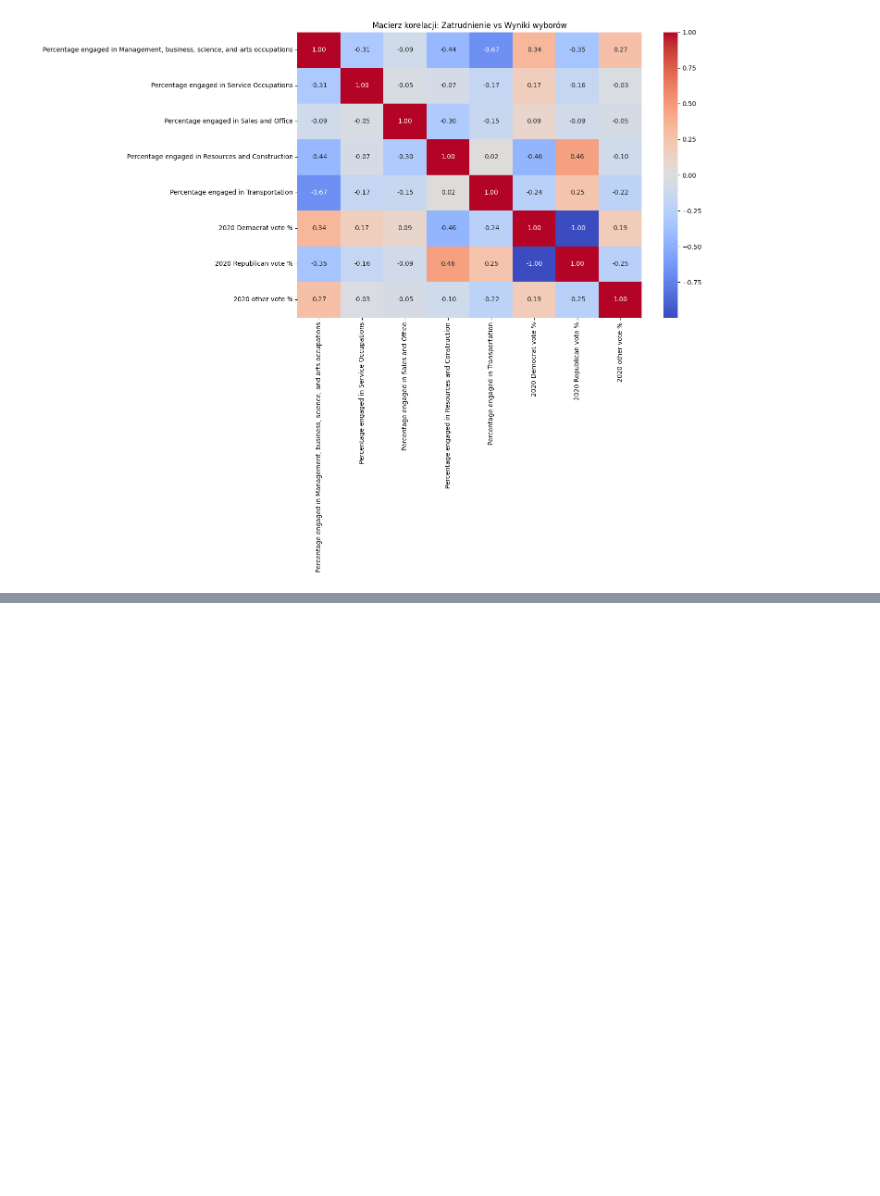
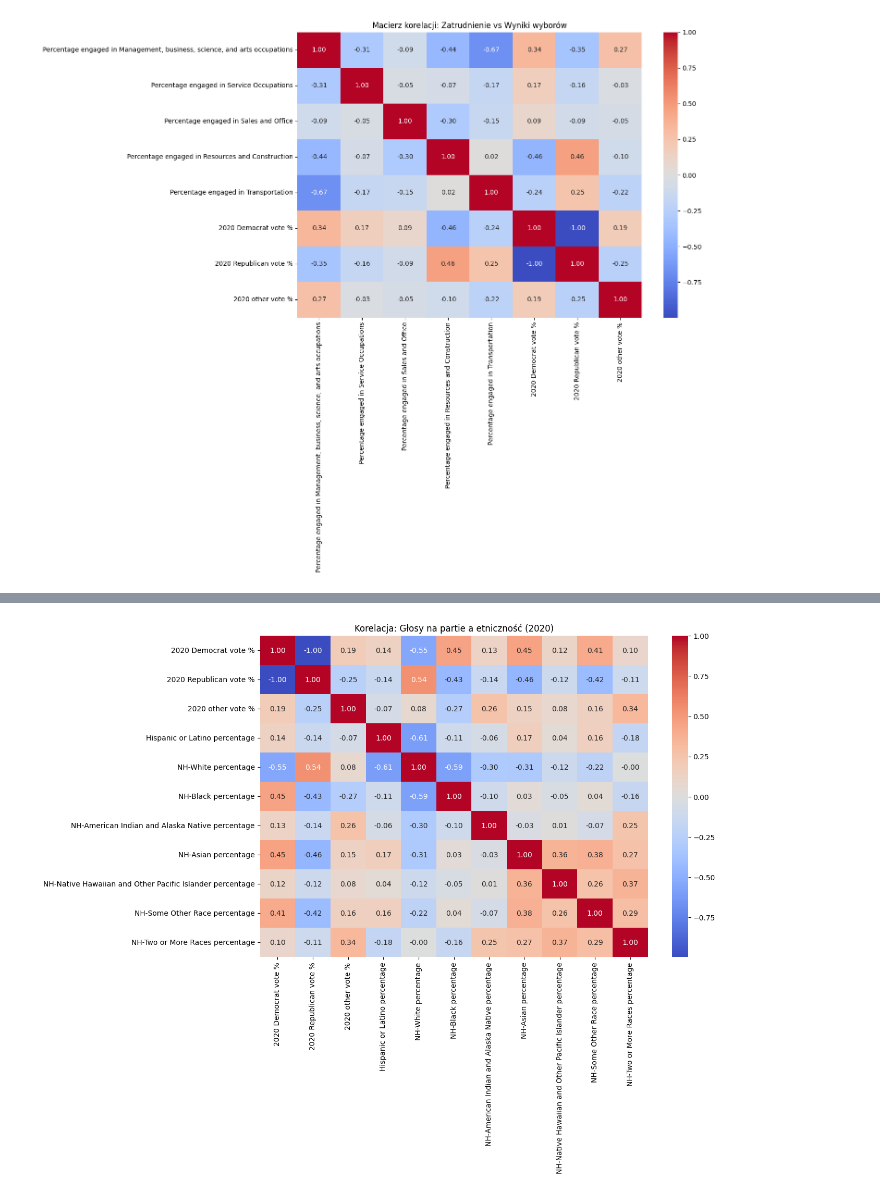
Before and after one commit to HowToCarpeDiem/Analysis-of-the-2020-US-presidential-election, a Jupyter notebook: geop1.ipynb, the cells around one changed output, grey strips where cells are left out. Drawn from its saved outputs; the diff is of its cells as text; code cells hidden in the pictures; blank space fills up the shorter version.

```diff
--- a/geop1.ipynb
+++ b/geop1.ipynb
@@ -312,3 +332,39 @@ for sektor in kolumny_zatrudnienie:
 [interactive output not drawn]
 [interactive output not drawn]
 [interactive output not drawn]
+# %%
+votes_columns = ['2020 Democrat vote %', '2020 Republican vote %', '2020 other vote %']
+ethnicity_columns = [
+    'Hispanic or Latino percentage',
+    'NH-White percentage',
+    'NH-Black percentage',
+    'NH-American Indian and Alaska Native percentage',
+    'NH-Asian percentage',
+    'NH-Native Hawaiian and Other Pacific Islander percentage',
+    'NH-Some Other Race percentage',
+    'NH-Two or More Races percentage'
+]
+
+# Konwersja wartości procentowych na liczby (jeśli są w formie string z %)
+for column in ethnicity_columns:
+    if dane[column].dtype == 'object':
+        dane[column] = dane[column].str.replace('%', '').astype(float)
+
+# Łączenie danych głosów i etniczności
+correlation_data = dane[votes_columns + ethnicity_columns]
+
+# Obliczanie macierzy korelacji
+correlation_matrix = correlation_data.corr()
+
+# Wyświetlenie macierzy korelacji
+plt.figure(figsize=(12, 8))
+sns.heatmap(correlation_matrix, annot=True, cmap='coolwarm', fmt=".2f")
+plt.title("Korelacja: Głosy na partie a etniczność (2020)")
+plt.show()
+
+# Wyodrębnienie korelacji dla głosów na partie
+#votes_ethnicity_correlation = correlation_matrix.loc[votes_columns, ethnicity_columns]
+#print("Korelacja między głosami a etnicznością:")
+#rint(votes_ethnicity_correlation)
+# %% [output]
+[figure, added]
```
Also changed, not shown: parts of 13 cells of this notebook, 1 other file.
